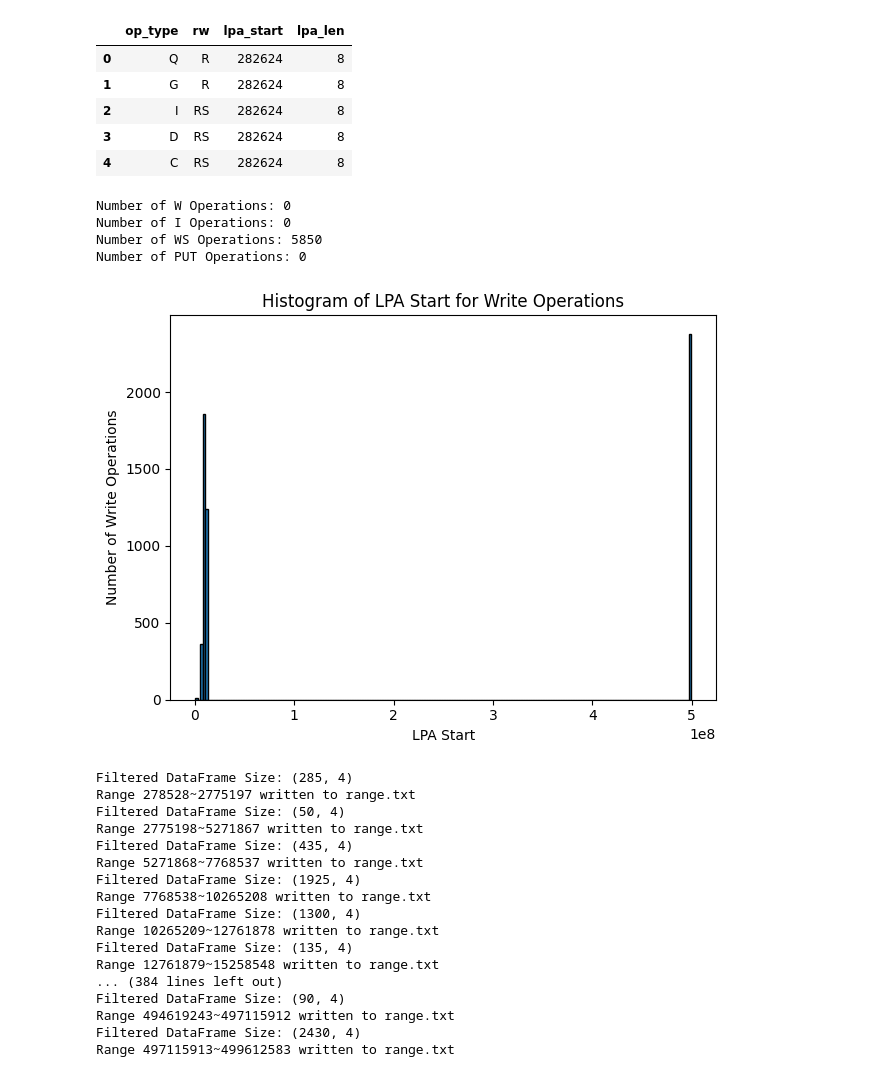
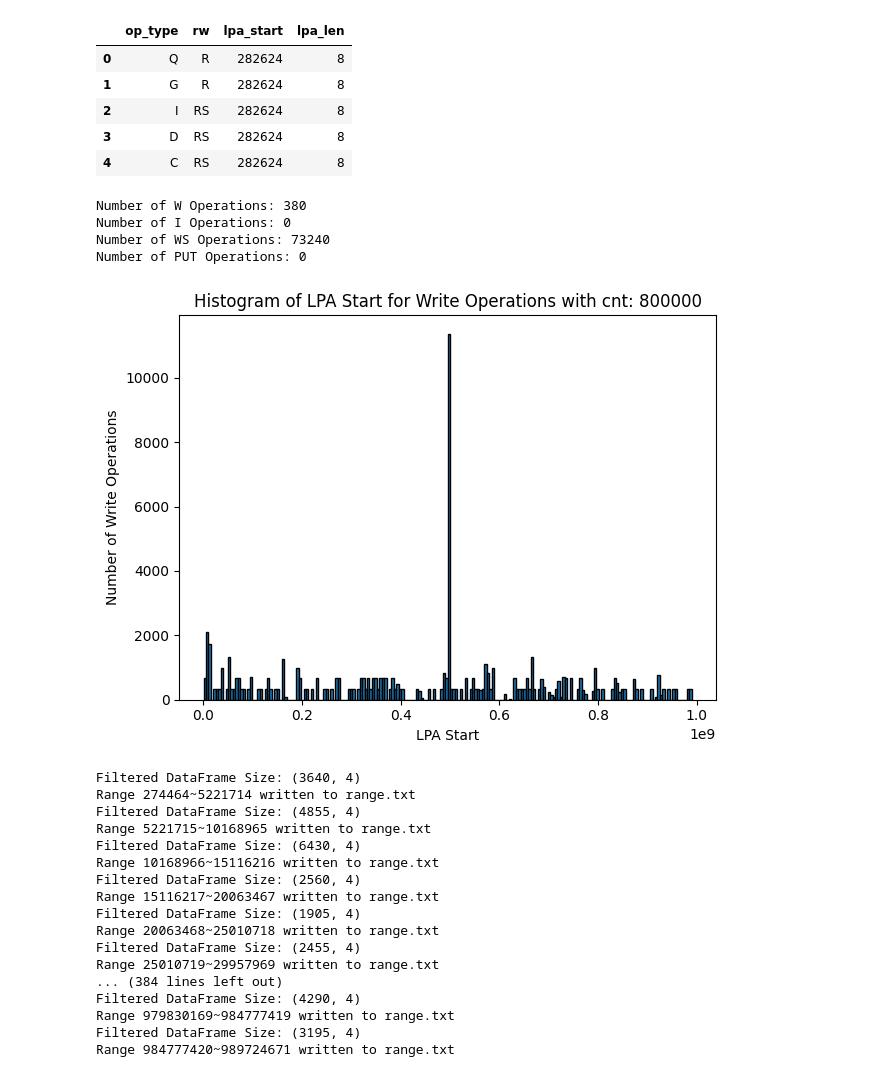
Before and after one commit to 108062138/db_bench_converter, a Jupyter notebook: cut_ssdtrace.ipynb, the cells around one changed output. Saved outputs shown, nothing was run; the diff lists cells and outputs as text; code cells hidden in the pictures.

```diff
--- a/cut_ssdtrace.ipynb
+++ b/cut_ssdtrace.ipynb
@@ -48,7 +48,7 @@ def parse_log_line(line):
     return None  # Line does not match any format
 # %%
 log_file = "ssdtrace-00"
-max_cnt = 50000
+max_cnt = 800000
 total_number_of_bin = 200
 parsed_data = []
 with open(log_file, "r") as f:
@@ -89,9 +89,9 @@ print(f"Number of WS Operations: {write_count}")
 write_count = df[df['rw'] == 'PUT'].shape[0]
 print(f"Number of PUT Operations: {write_count}")
 # %% [output]
-Number of W Operations: 0
+Number of W Operations: 380
 Number of I Operations: 0
-Number of WS Operations: 5850
+Number of WS Operations: 73240
 Number of PUT Operations: 0
 # %%
 import pandas as pd
@@ -107,22 +107,22 @@ write_operations = df[df['rw'].isin(['W', 'I', 'WS', 'PUT'])][['lpa_start', 'lpa
 # %%
 # 畫 histogram 並取得詳細資料
 counts, bin_edges, patches = plt.hist(write_operations['lpa_start'], bins=total_number_of_bin, edgecolor='black')
 
 plt.xlabel('LPA Start')
 plt.ylabel('Number of Write Operations')
-plt.title('Histogram of LPA Start for Write Operations')
+plt.title('Histogram of LPA Start for Write Operations with cnt: {}'.format(max_cnt))
 
 # 在每個 bar 上加上標籤（顯示 bin 範圍和數量）
 for i in range(len(counts)):
     bin_start = int(bin_edges[i])
     bin_end = int(bin_edges[i+1]) - 1
     count = int(counts[i])
     bin_label = f"{bin_start}~{bin_end}\n({count})"
 
 plt.tight_layout()
 plt.show()
 # %% [output]
-[figure, old version]
+[figure, new version]
 # %%
 # remove range.txt when it exists
 if os.path.exists("range.txt"):
@@ -143,20 +143,20 @@ for bin_id in range(len(counts)):
         f.write(f"{bin_start} {bin_end}\n")
         print(f"Range {bin_start}~{bin_end} written to range.txt")
 # %% [output]
-Filtered DataFrame Size: (285, 4)
-Range 278528~2775197 written to range.txt
-Filtered DataFrame Size: (50, 4)
-Range 2775198~5271867 written to range.txt
-Filtered DataFrame Size: (435, 4)
-Range 5271868~7768537 written to range.txt
-Filtered DataFrame Size: (1925, 4)
-Range 7768538~10265208 written to range.txt
-Filtered DataFrame Size: (1300, 4)
-Range 10265209~12761878 written to range.txt
-Filtered DataFrame Size: (135, 4)
-Range 12761879~15258548 written to range.txt
+Filtered DataFrame Size: (3640, 4)
+Range 274464~5221714 written to range.txt
+Filtered DataFrame Size: (4855, 4)
+Range 5221715~10168965 written to range.txt
+Filtered DataFrame Size: (6430, 4)
+Range 10168966~15116216 written to range.txt
+Filtered DataFrame Size: (2560, 4)
+Range 15116217~20063467 written to range.txt
+Filtered DataFrame Size: (1905, 4)
+Range 20063468~25010718 written to range.txt
+Filtered DataFrame Size: (2455, 4)
+Range 25010719~29957969 written to range.txt
 ... (384 lines left out)
-Filtered DataFrame Size: (90, 4)
-Range 494619243~497115912 written to range.txt
-Filtered DataFrame Size: (2430, 4)
-Range 497115913~499612583 written to range.txt
+Filtered DataFrame Size: (4290, 4)
+Range 979830169~984777419 written to range.txt
+Filtered DataFrame Size: (3195, 4)
+Range 984777420~989724671 written to range.txt
```
Also changed, not shown: 4 other files.
